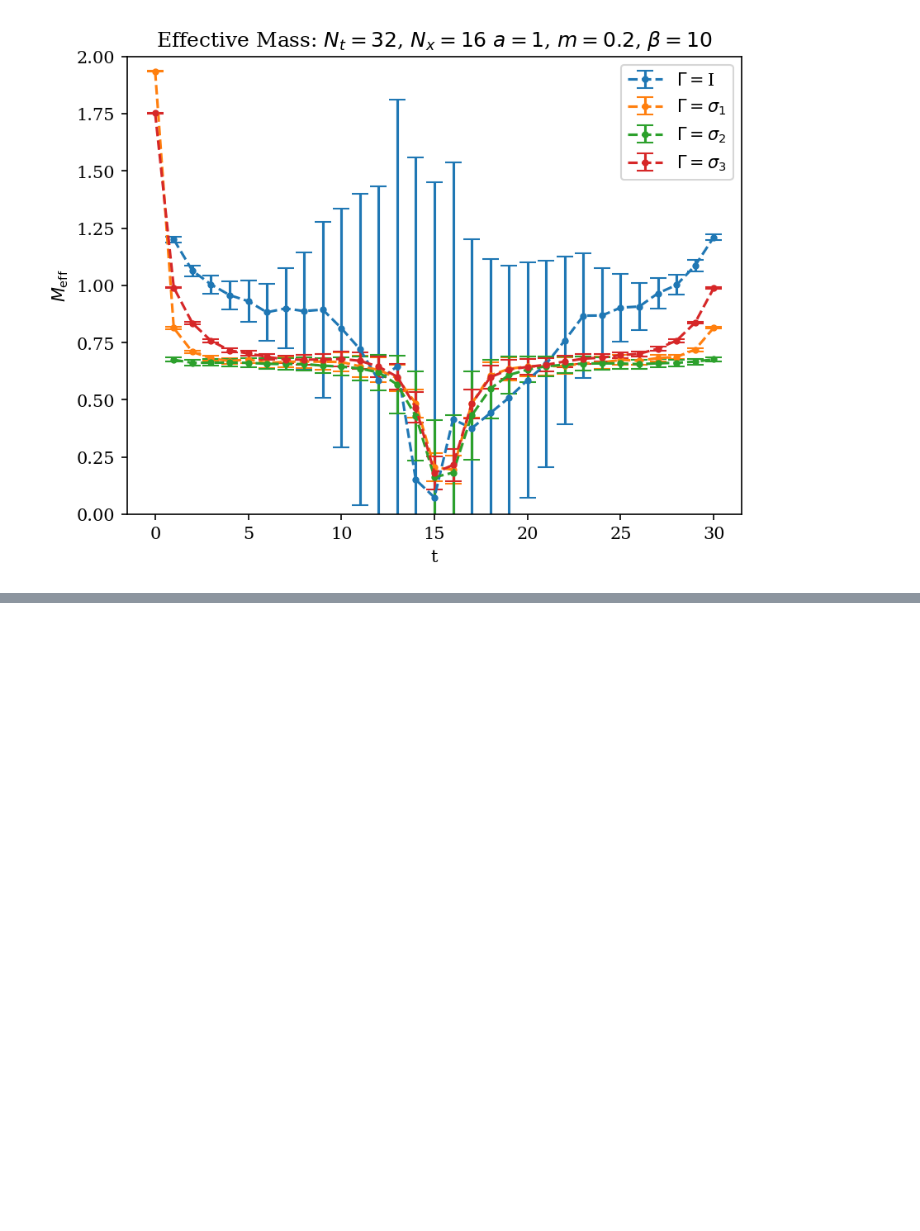
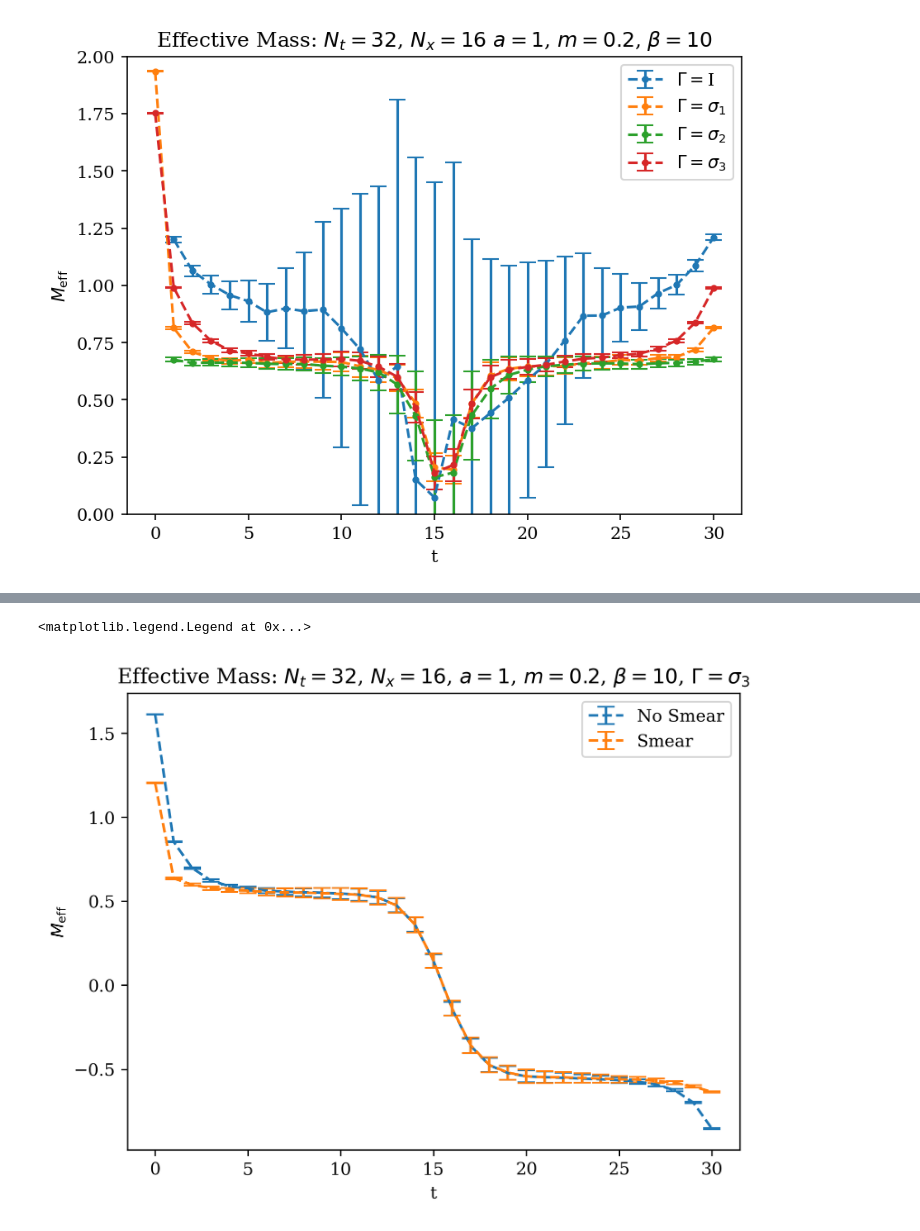
Before and after one commit to wurdahl/schwingerModel, a Jupyter notebook: schwingerModelHMC.ipynb, the cells around one changed output, grey strips where cells are left out. Saved outputs shown, nothing was run; the diff lists cells and outputs as text; code cells hidden in the pictures; blank space fills up the shorter version.

```diff
--- a/schwingerModelHMC.ipynb
+++ b/schwingerModelHMC.ipynb
@@ -183,0 +219,13 @@ Text(0.5, 1.0, 'Dispersion Relation: $N_t = 32$, $N_x=16$, $a=1$, $m=0.2$, $\\be
+# %%
+plt.figure(dpi=300)
+
+plt.errorbar(x=np.arange(len(effectiveMassNoSmear[0])),y=effectiveMassNoSmear[0],yerr=effectiveMassNoSmear[1],ls="--",capsize=5,label=r"No Smear")
+plt.errorbar(x=np.arange(len(effectiveMassSmear[0])),y=effectiveMassSmear[0],yerr=effectiveMassSmear[1],ls="--",capsize=5,label=r"Smear")
+
+plt.xlabel("t")
+plt.ylabel(r"$M_\text{eff}$")
+plt.title(rf"Effective Mass: $N_t = {dimt}$, $N_x={dimx}$, $a={a}$, $m={m}$, $\beta={beta}$, $\Gamma=\sigma_3$")
+plt.legend()
+# %% [output]
+<matplotlib.legend.Legend at 0x...>
+[figure, added]
```
Also changed, not shown: parts of 8 cells of this notebook, 1 other file.
